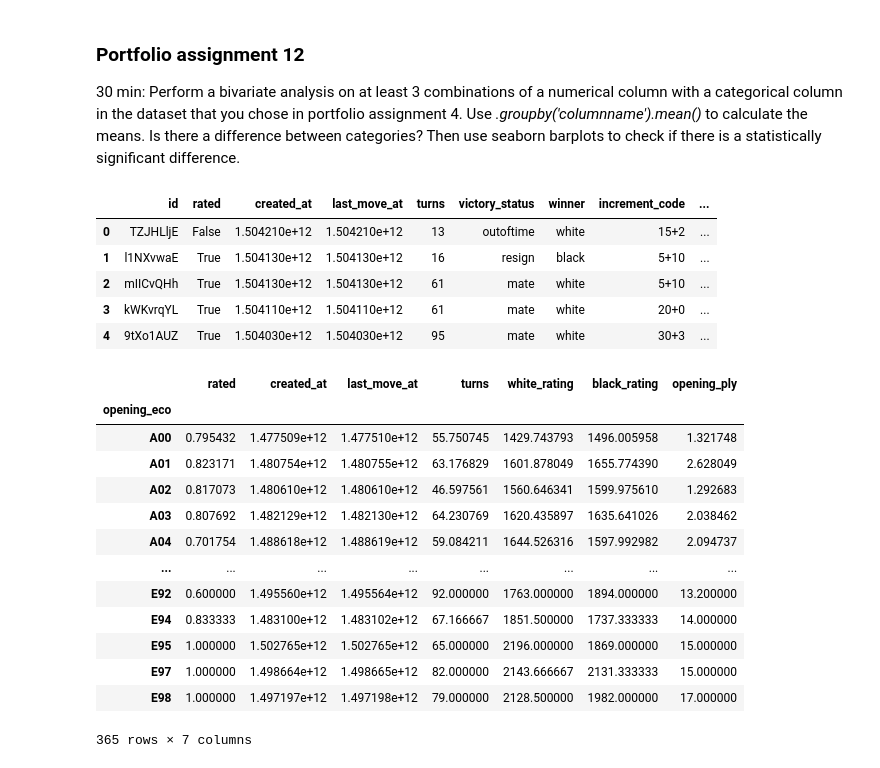
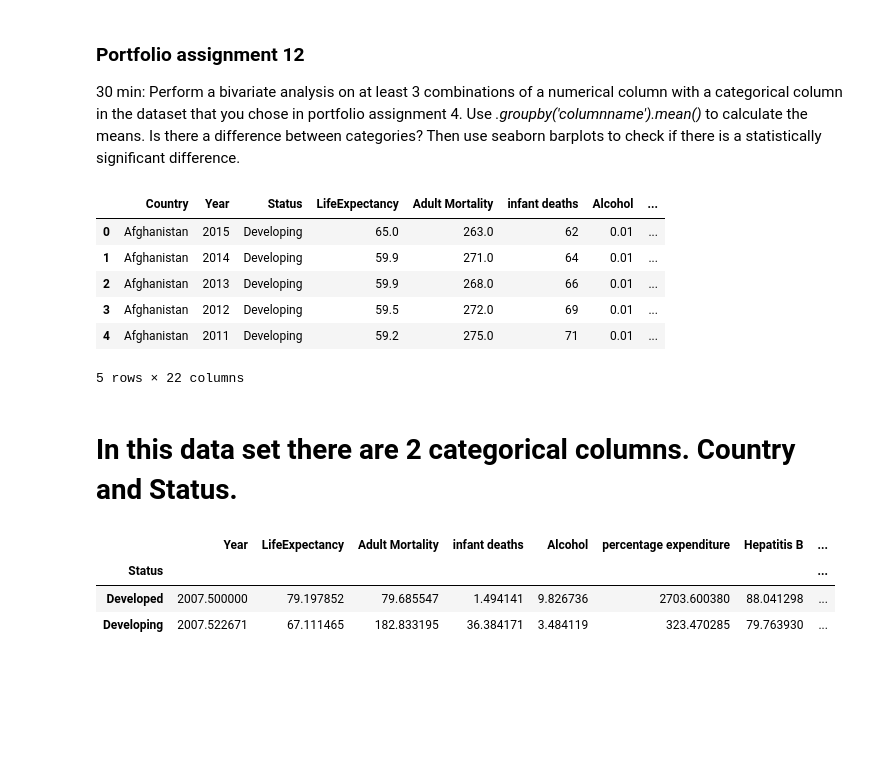
Before and after one commit to Maurice-De-Ridder/DataScience, a Jupyter notebook: Portfolio opdracht 12.ipynb, the cells around one changed output. Cells and saved outputs as stored; diff of their text form; code cells hidden in the pictures; blank space fills up the shorter version.

```diff
--- a/Portfolio opdracht 12.ipynb
+++ b/Portfolio opdracht 12.ipynb
@@ -4,30 +4,25 @@
 # %%
 import seaborn as sns
 import pandas as pd
+from scipy.stats import chi2_contingency
+import matplotlib.pyplot as plt
 
-df = pd.read_csv('games.csv')
+df = pd.read_csv('Life Expectancy Data.csv')
 df.head()
 # %% [output]
-|  | id | rated | created_at | last_move_at | turns | victory_status | winner | increment_code | ... |
-| 0 | TZJHLljE | False | 1.504210e+12 | 1.504210e+12 | 13 | outoftime | white | 15+2 | ... |
-| 1 | l1NXvwaE | True | 1.504130e+12 | 1.504130e+12 | 16 | resign | black | 5+10 | ... |
-| 2 | mIICvQHh | True | 1.504130e+12 | 1.504130e+12 | 61 | mate | white | 5+10 | ... |
-| 3 | kWKvrqYL | True | 1.504110e+12 | 1.504110e+12 | 61 | mate | white | 20+0 | ... |
-| 4 | 9tXo1AUZ | True | 1.504030e+12 | 1.504030e+12 | 95 | mate | white | 30+3 | ... |
+|  | Country | Year | Status | LifeExpectancy | Adult Mortality | infant deaths | Alcohol | ... |
+| 0 | Afghanistan | 2015 | Developing | 65.0 | 263.0 | 62 | 0.01 | ... |
+| 1 | Afghanistan | 2014 | Developing | 59.9 | 271.0 | 64 | 0.01 | ... |
+| 2 | Afghanistan | 2013 | Developing | 59.9 | 268.0 | 66 | 0.01 | ... |
+| 3 | Afghanistan | 2012 | Developing | 59.5 | 272.0 | 69 | 0.01 | ... |
+| 4 | Afghanistan | 2011 | Developing | 59.2 | 275.0 | 71 | 0.01 | ... |
+5 rows × 22 columns
+# %% [markdown]
+# In this data set there are 2 categorical columns. Country and Status.
 # %%
-df.groupby('opening_eco').mean()
+df.groupby('Status').mean()
 # %% [output]
-|  | rated | created_at | last_move_at | turns | white_rating | black_rating | opening_ply |
-| opening_eco |  |  |  |  |  |  |  |
-| A00 | 0.795432 | 1.477509e+12 | 1.477510e+12 | 55.750745 | 1429.743793 | 1496.005958 | 1.321748 |
-| A01 | 0.823171 | 1.480754e+12 | 1.480755e+12 | 63.176829 | 1601.878049 | 1655.774390 | 2.628049 |
-| A02 | 0.817073 | 1.480610e+12 | 1.480610e+12 | 46.597561 | 1560.646341 | 1599.975610 | 1.292683 |
-| A03 | 0.807692 | 1.482129e+12 | 1.482130e+12 | 64.230769 | 1620.435897 | 1635.641026 | 2.038462 |
-| A04 | 0.701754 | 1.488618e+12 | 1.488619e+12 | 59.084211 | 1644.526316 | 1597.992982 | 2.094737 |
-| ... | ... | ... | ... | ... | ... | ... | ... |
-| E92 | 0.600000 | 1.495560e+12 | 1.495564e+12 | 92.000000 | 1763.000000 | 1894.000000 | 13.200000 |
-| E94 | 0.833333 | 1.483100e+12 | 1.483102e+12 | 67.166667 | 1851.500000 | 1737.333333 | 14.000000 |
-| E95 | 1.000000 | 1.502765e+12 | 1.502765e+12 | 65.000000 | 2196.000000 | 1869.000000 | 15.000000 |
-| E97 | 1.000000 | 1.498664e+12 | 1.498665e+12 | 82.000000 | 2143.666667 | 2131.333333 | 15.000000 |
-| E98 | 1.000000 | 1.497197e+12 | 1.497198e+12 | 79.000000 | 2128.500000 | 1982.000000 | 17.000000 |
+|  | Year | LifeExpectancy | Adult Mortality | infant deaths | Alcohol | percentage expenditure | Hepatitis B | ... |
+| Status |  |  |  |  |  |  |  | ... |
+| Developed | 2007.500000 | 79.197852 | 79.685547 | 1.494141 | 9.826736 | 2703.600380 | 88.041298 | ... |
+| Developing | 2007.522671 | 67.111465 | 182.833195 | 36.384171 | 3.484119 | 323.470285 | 79.763930 | ... |
-365 rows × 7 columns
```
Also changed, not shown: parts of 20 cells of this notebook, 8 other files.
